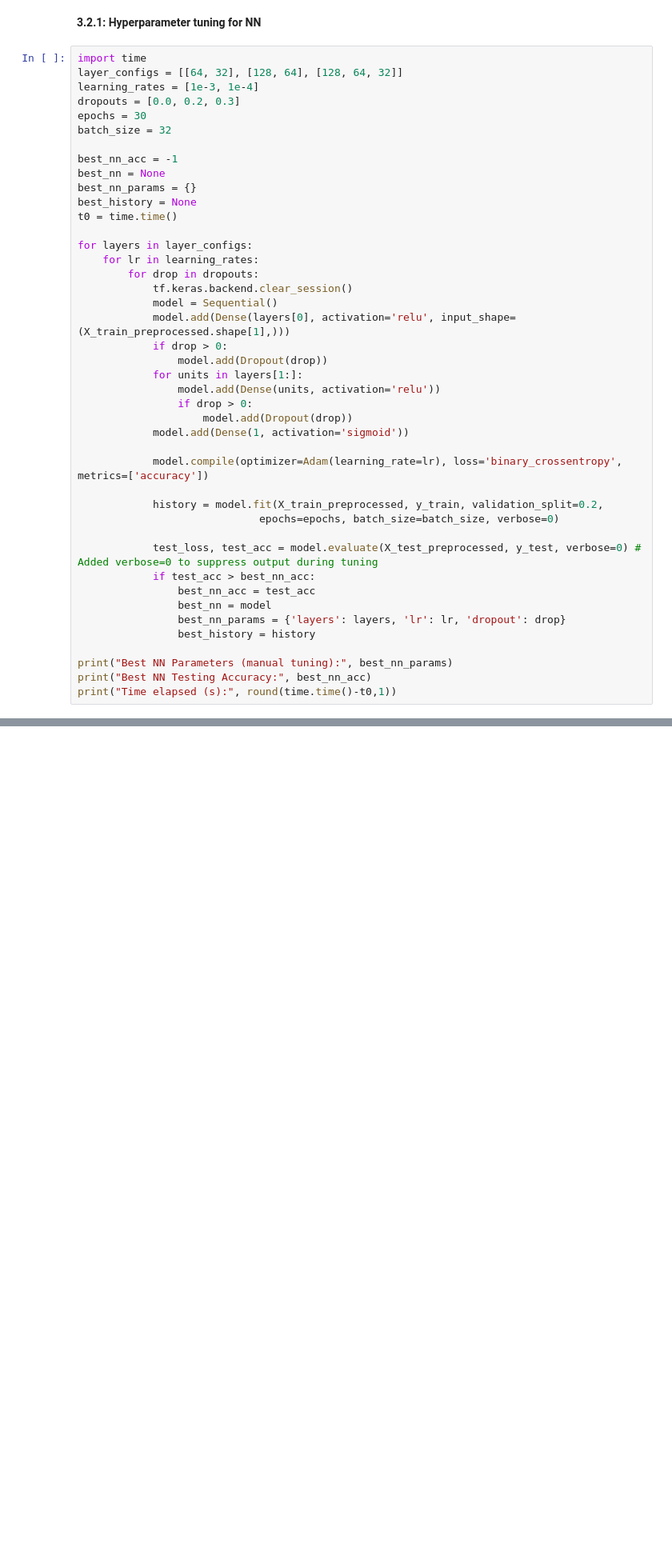
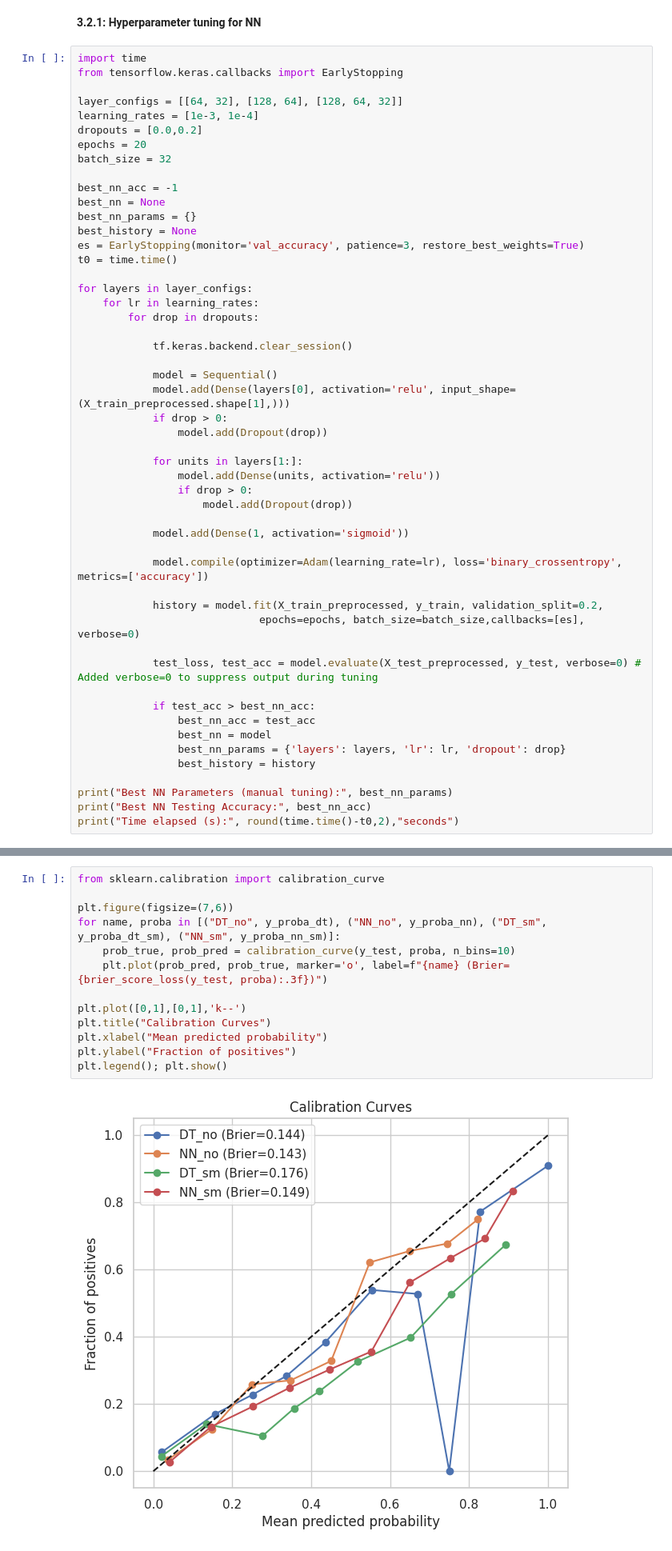
Before and after one commit to Yenuli0808/CM2604_Telco_Customer_Churn-CW, a Jupyter notebook: notebooks/Task_02/03_Modeling.ipynb, the cells around one changed output, grey strips where cells are left out. Shown at 80% size. Cells and saved outputs as stored; diff of their text form; blank space fills up the shorter version.

```diff
--- a/notebooks/Task_02/03_Modeling.ipynb
+++ b/notebooks/Task_02/03_Modeling.ipynb
@@ -312,38 +483,46 @@ print_eval_full("Baseline Decision Tree (No Tuning)",
 **3.2.1: Hyperparameter tuning for NN**
 # %%
 import time
+from tensorflow.keras.callbacks import EarlyStopping
+
 layer_configs = [[64, 32], [128, 64], [128, 64, 32]]
 learning_rates = [1e-3, 1e-4]
-dropouts = [0.0, 0.2, 0.3]
-epochs = 30
+dropouts = [0.0,0.2]
+epochs = 20
 batch_size = 32
 
 best_nn_acc = -1
 best_nn = None
 best_nn_params = {}
 best_history = None
+es = EarlyStopping(monitor='val_accuracy', patience=3, restore_best_weights=True)
 t0 = time.time()
 
 for layers in layer_configs:
     for lr in learning_rates:
         for drop in dropouts:
+
             tf.keras.backend.clear_session()
+
             model = Sequential()
             model.add(Dense(layers[0], activation='relu', input_shape=(X_train_preprocessed.shape[1],)))
             if drop > 0:
                 model.add(Dropout(drop))
+
             for units in layers[1:]:
                 model.add(Dense(units, activation='relu'))
                 if drop > 0:
                     model.add(Dropout(drop))
+
             model.add(Dense(1, activation='sigmoid'))
 
             model.compile(optimizer=Adam(learning_rate=lr), loss='binary_crossentropy', metrics=['accuracy'])
 
             history = model.fit(X_train_preprocessed, y_train, validation_split=0.2,
-                             epochs=epochs, batch_size=batch_size, verbose=0)
+                             epochs=epochs, batch_size=batch_size,callbacks=[es], verbose=0)
 
             test_loss, test_acc = model.evaluate(X_test_preprocessed, y_test, verbose=0) # Added verbose=0 to suppress output during tuning
+
             if test_acc > best_nn_acc:
                 best_nn_acc = test_acc
                 best_nn = model
@@ -352,4 +531,4 @@ for layers in layer_configs:
 
 print("Best NN Parameters (manual tuning):", best_nn_params)
 print("Best NN Testing Accuracy:", best_nn_acc)
-print("Time elapsed (s):", round(time.time()-t0,1))
+print("Time elapsed (s):", round(time.time()-t0,2),"seconds")
@@ -541,0 +974,15 @@ plt.show()
+# %%
+from sklearn.calibration import calibration_curve
+
+plt.figure(figsize=(7,6))
+for name, proba in [("DT_no", y_proba_dt), ("NN_no", y_proba_nn), ("DT_sm", y_proba_dt_sm), ("NN_sm", y_proba_nn_sm)]:
+    prob_true, prob_pred = calibration_curve(y_test, proba, n_bins=10)
+    plt.plot(prob_pred, prob_true, marker='o', label=f"{name} (Brier={brier_score_loss(y_test, proba):.3f})")
+
+plt.plot([0,1],[0,1],'k--')
+plt.title("Calibration Curves")
+plt.xlabel("Mean predicted probability")
+plt.ylabel("Fraction of positives")
+plt.legend(); plt.show()
+# %% [output]
+[figure, added]
```
Also changed, not shown: parts of 44 cells of this notebook.
